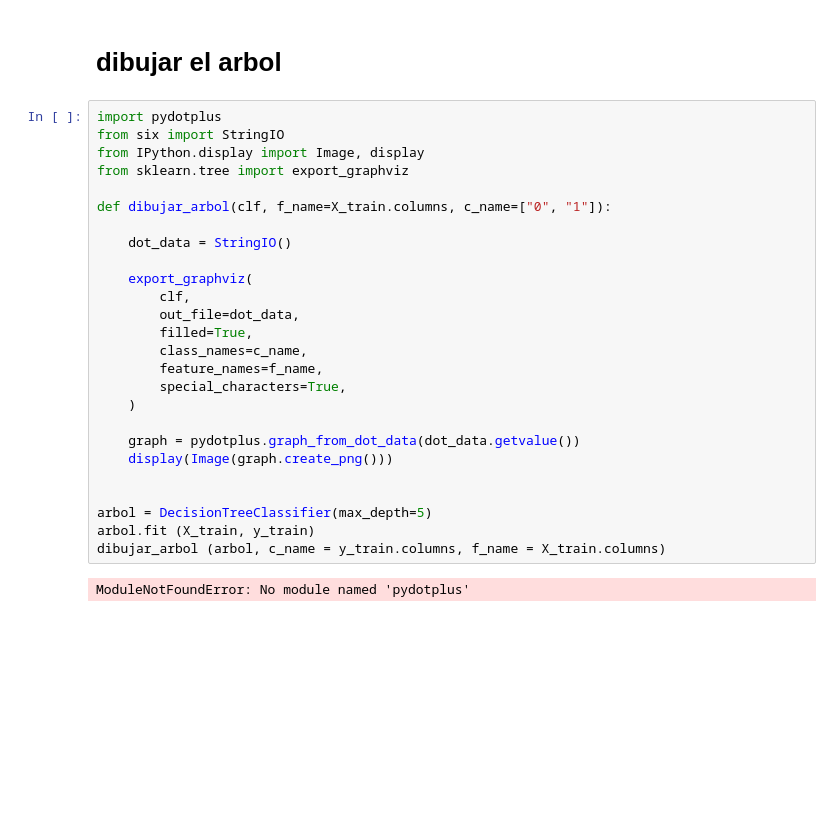
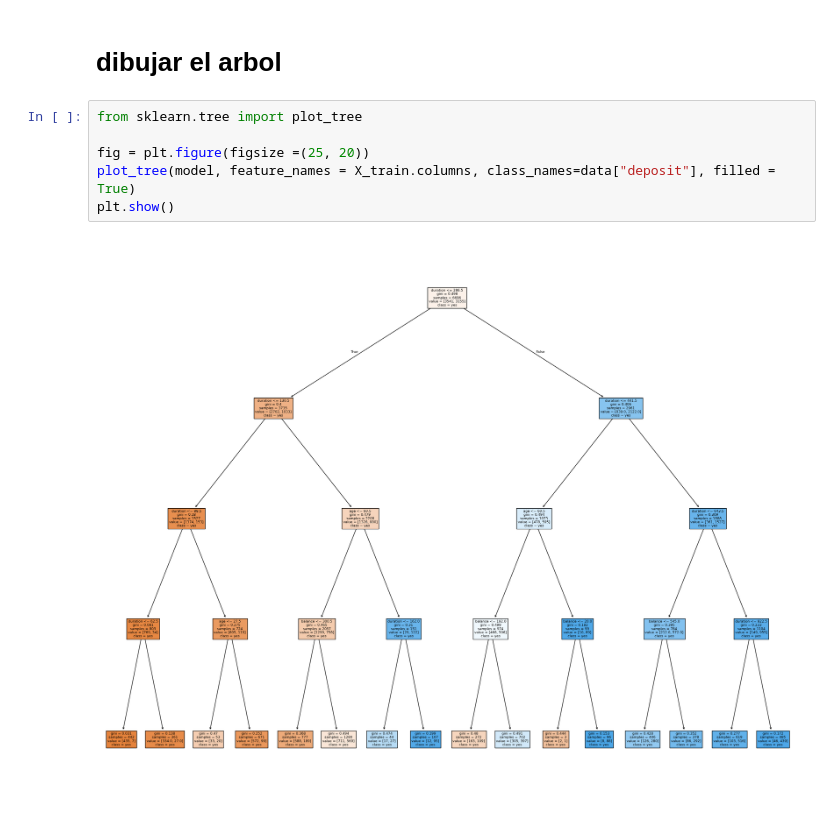
Before and after one commit to gabislot07/Chona-avanzado-2024, a Jupyter notebook: modelos parte 1 -solo los atributos numericos continuos/Arboles de Decisión para Clasificación.ipynb, the cells around one changed output. Drawn from its saved outputs; the diff is of its cells as text; blank space fills up the shorter version.

```diff
--- a/modelos parte 1 -solo los atributos numericos continuos/Arboles de Decisión para Clasificación.ipynb
+++ b/modelos parte 1 -solo los atributos numericos continuos/Arboles de Decisión para Clasificación.ipynb
@@ -194,30 +189,10 @@ programa o archivo por lotes ejecutable.
 # %% [markdown]
 # dibujar el arbol
-# %%
-import pydotplus
-from six import StringIO
-from IPython.display import Image, display
-from sklearn.tree import export_graphviz
-
-def dibujar_arbol(clf, f_name=X_train.columns, c_name=["0", "1"]):
-
-    dot_data = StringIO()
-
-    export_graphviz(
-        clf,
-        out_file=dot_data,
-        filled=True,
-        class_names=c_name,
-        feature_names=f_name,
-        special_characters=True,
-    )
-
-    graph = pydotplus.graph_from_dot_data(dot_data.getvalue())
-    display(Image(graph.create_png()))
-
-
-arbol = DecisionTreeClassifier(max_depth=5)
-arbol.fit (X_train, y_train)
-dibujar_arbol (arbol, c_name = y_train.columns, f_name = X_train.columns)
-# %% [output]
-ModuleNotFoundError: No module named 'pydotplus'
+# %%
+from sklearn.tree import plot_tree
+
+fig = plt.figure(figsize =(25, 20))
+plot_tree(model, feature_names = X_train.columns, class_names=data["deposit"], filled = True)
+plt.show()
+# %% [output]
+[figure, added]
```
Also changed, not shown: parts of 8 cells of this notebook.
